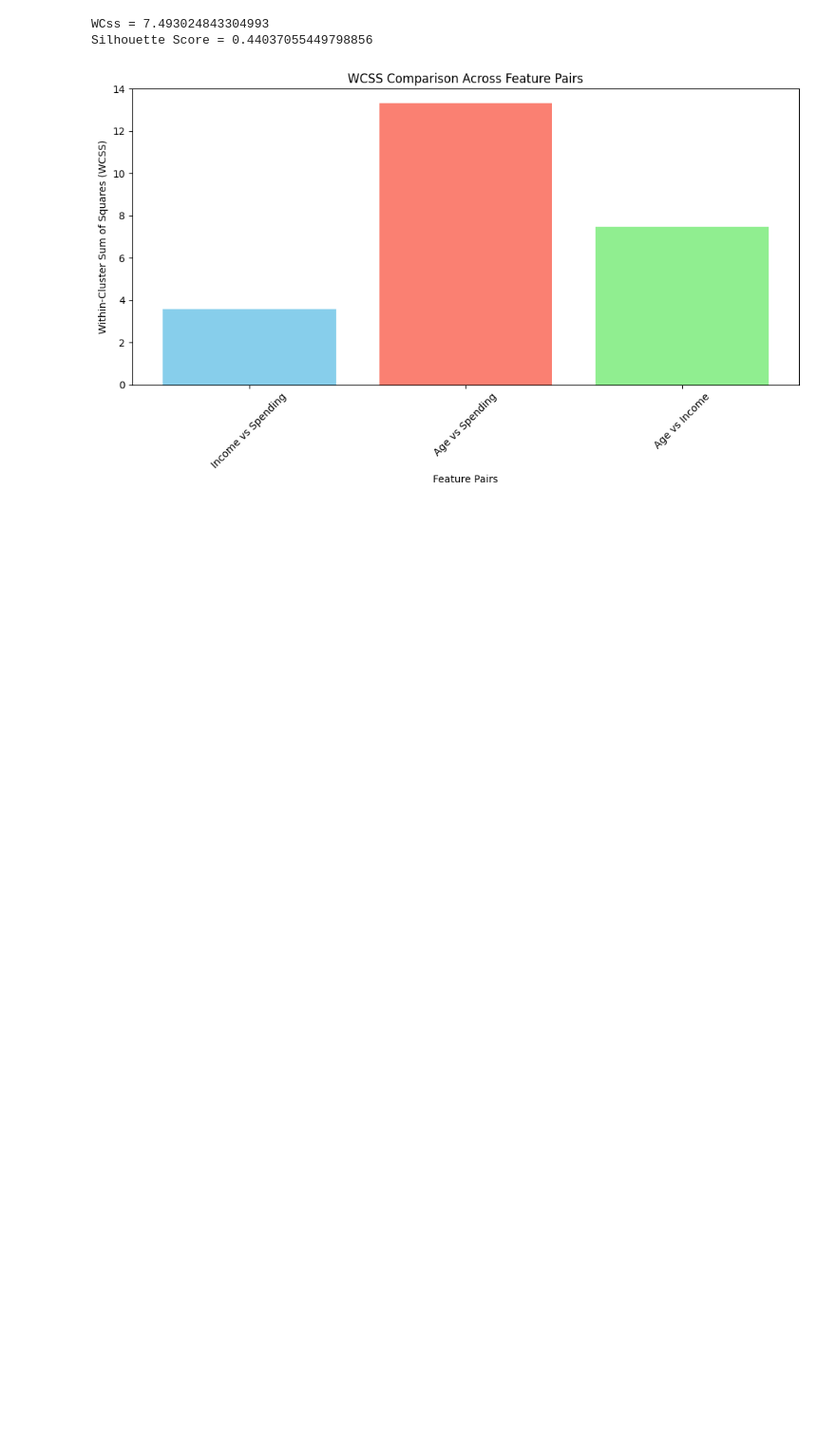
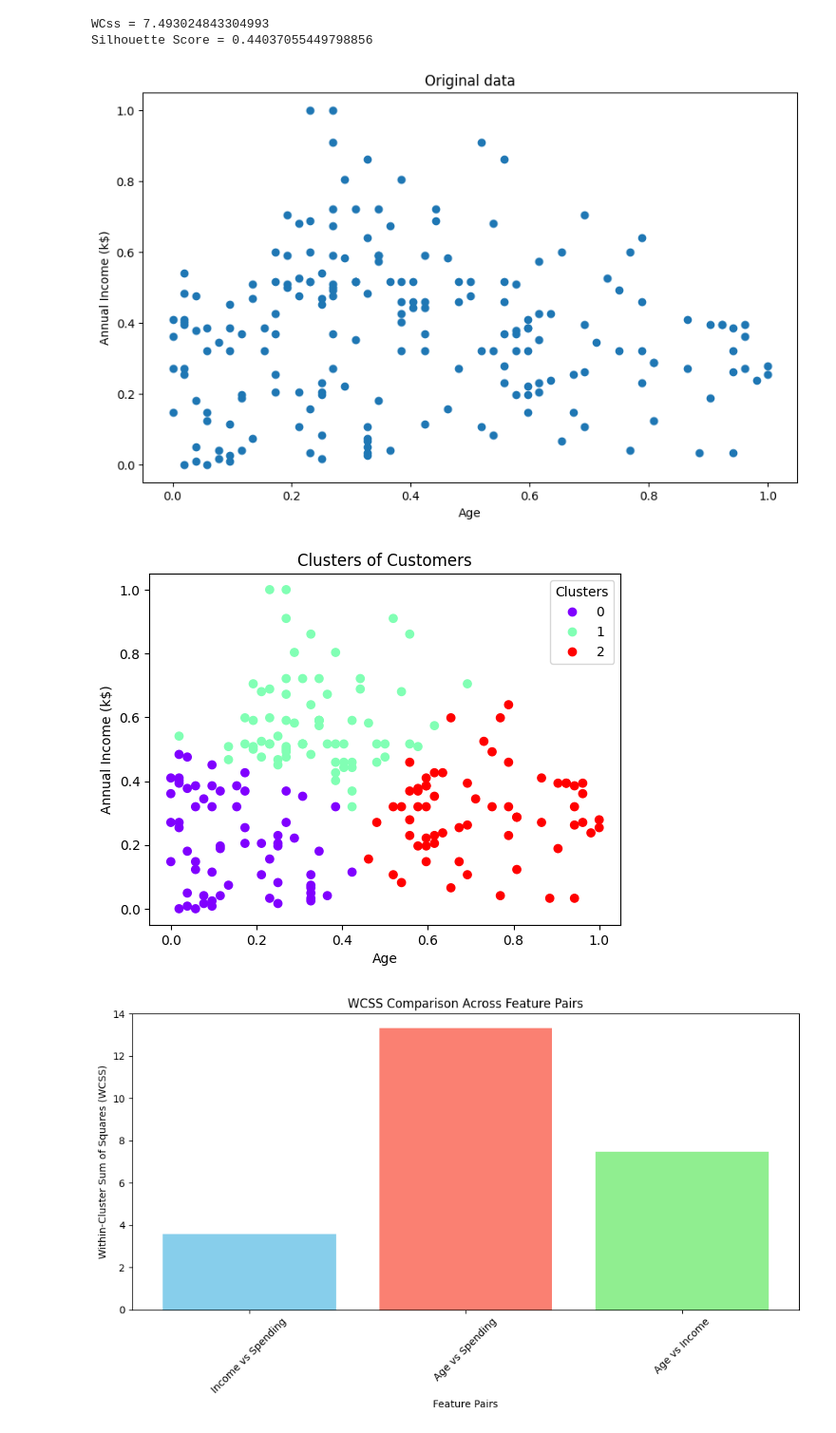
Before and after one commit to Abdullahali77/NTI_ML, a Jupyter notebook: K_Means_MallCustomers.ipynb, the cells around one changed output. Shown at 95% size. Saved outputs shown, nothing was run; the diff lists cells and outputs as text; code cells hidden in the pictures; blank space fills up the shorter version.

```diff
--- a/K_Means_MallCustomers.ipynb
+++ b/K_Means_MallCustomers.ipynb
@@ -243,6 +281,25 @@ print(f"Silhouette Score = {sil_scores[-1]}")
 # %% [output]
 WCss = 7.493024843304993
 Silhouette Score = 0.44037055449798856
+# %%
+# plot_original_vs_clusters
+plt.figure(figsize=(10, 6))
+plt.scatter(df_scaled['Age'], df_scaled['Annual Income (k$)'])
+plt.xlabel('Age')
+plt.ylabel('Annual Income (k$)')
+plt.title('Original data')
+plt.show()
+# pred
+labels = k_means_age_income.labels_
+scatter = plt.scatter(df_scaled['Age'], df_scaled['Annual Income (k$)'], c=labels, cmap='rainbow')
+plt.xlabel('Age')
+plt.ylabel('Annual Income (k$)')
+plt.title('Clusters of Customers')
+plt.legend(*scatter.legend_elements(), title="Clusters")
+plt.show()
+# %% [output]
+[figure, added]
+[figure, added]
 # %%
 pair_names = ["Income vs Spending", "Age vs Spending", "Age vs Income"]
 plt.figure(figsize=(10, 6))
```
Also changed, not shown: parts of 4 cells of this notebook.
